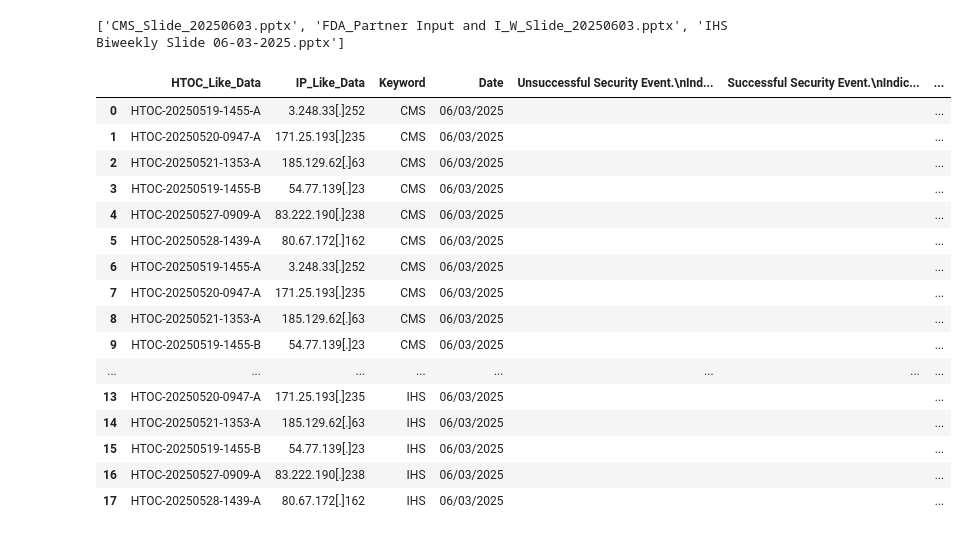
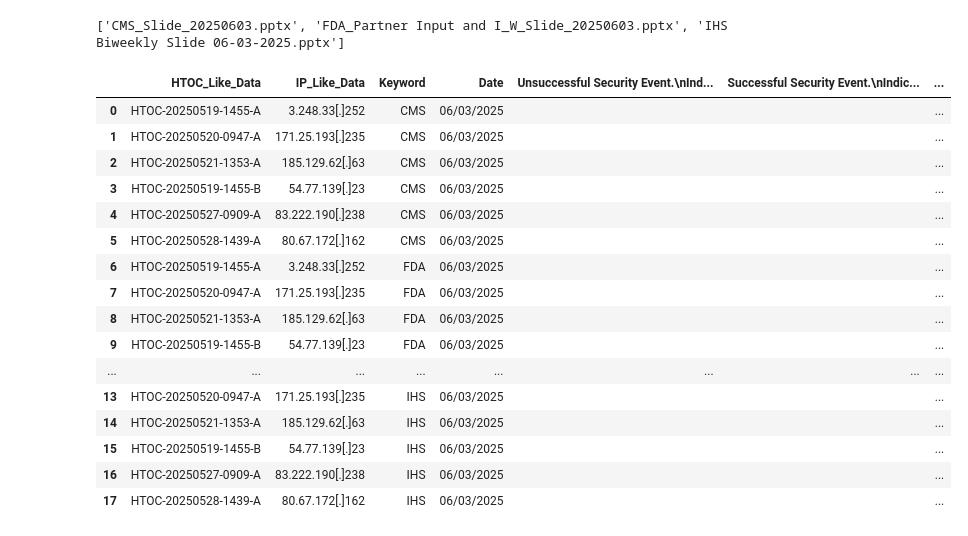
Before and after one commit to jaytlinaskew-OIS/HTOC, a Jupyter notebook: notebooks/I&W Master Listing/MasterListing.ipynb, the cells around one changed output. Drawn from its saved outputs; the diff is of its cells as text; code cells hidden in the pictures.

```diff
--- a/notebooks/I&W Master Listing/MasterListing.ipynb
+++ b/notebooks/I&W Master Listing/MasterListing.ipynb
@@ -63,13 +64,12 @@ def extract_text_and_tables_from_pptx(pptx_path):
     return slides_content, tables, ip_like_data, htoc_like_data
 
 # Example usage:
-# Extract from the 2nd slide of each pptx in filtered_pptx_files
 slides_content = []
 tables = []
 ip_like_data = []
 htoc_like_data = []
+htoc_ip_pairs = []
 
-# Define htoc_pattern before usage
 htoc_pattern = re.compile(r'HTOC-\d{8}-\d{4}-[A-Z]')
 
 # Filter out temporary/lock pptx files (those starting with '~$')
@@ -96,9 +96,25 @@ for pptx_file in filtered_pptx_files_clean:
             if shape.has_table:
                 table = shape.table
                 table_data = []
+                current_htoc = None
                 for row in table.rows:
                     row_data = [cell.text for cell in row.cells]
                     table_data.append(row_data)
+                    htoc_matches = [cell for cell in row_data if htoc_pattern.match(cell)]
+                    if htoc_matches:
+                        current_htoc = htoc_matches[0]
+                    ip_matches = [
+                        cell for cell in row_data
+                        if "[" in cell and "." in cell and "]" in cell and any(char.isdigit() for char in cell)
+                    ]
+                    if current_htoc and ip_matches:
+                        for ip in ip_matches:
+                            htoc_ip_pairs.append({
+                                'HTOC_Like_Data': current_htoc,
+                                'IP_Like_Data': ip,
+                                'Keyword': keyword_found
+                            })
+                    # For legacy logic
                     for cell_text in row_data:
                         if (
                             "[" in cell_text and
@@ -106,7 +122,6 @@ for pptx_file in filtered_pptx_files_clean:
                             "]" in cell_text and
                             any(char.isdigit() for char in cell_text)
                         ):
-                            # Store IP with keyword as tuple
                             ip_like_data.append((cell_text.strip(), keyword_found))
                         htoc_matches = htoc_pattern.findall(cell_text)
                         htoc_like_data.extend(htoc_matches)
@@ -115,44 +130,10 @@ for pptx_file in filtered_pptx_files_clean:
         tables.extend(slide_tables)
 
 # Only return unique values in the desired format
-ip_like_data = list({item for item in ip_like_data if "[" in item and "]" in item and "." in item})
+ip_like_data = list({item for item in ip_like_data if "[" in item[0] and "]" in item[0] and "." in item[0]})
 htoc_like_data = list(set(htoc_like_data))
 
-# Assign each HTOC-like value with all associated IP-like values (grouping IPs under the most recent HTOC in the table)
-htoc_ip_pairs = []
-for table in tables:
-    current_htoc = None
-    for row in table:
-        # Check for HTOC in the row
-        htoc_matches = [cell for cell in row if htoc_pattern.match(cell)]
-        if htoc_matches:
-            current_htoc = htoc_matches[0]
-        # Find IPs in the row
-        ip_matches = [
-            cell for cell in row
-            if "[" in cell and "." in cell and "]" in cell and any(char.isdigit() for char in cell)
-        ]
-        # If there's a current HTOC, pair it with all IPs in this row and include the correct keyword for this table
-        if current_htoc and ip_matches:
-            # Find the index of the current table in tables
-            table_idx = tables.index(table)
-            # Use the corresponding pptx_file to get the keyword
-            pptx_file = filtered_pptx_files[table_idx]
-            keyword_found = None
-            for keyword in keywords:
-                if keyword in pptx_file:
-                    keyword_found = keyword
-                    break
-            for ip in ip_matches:
-                htoc_ip_pairs.append({
-                    'HTOC_Like_Data': current_htoc,
-                    'IP_Like_Data': ip,
-                    'Keyword': keyword_found
-                })
-
 # Extract the date from each pptx_file's folder and add as a new column in the format MM/DD/YYYY
-
-# Get the date string from pptx_dir (last 8 chars)
 folder_date_str = os.path.basename(pptx_dir)
 folder_date = datetime.strptime(folder_date_str, "%Y%m%d")
 date_str = folder_date.strftime("%m/%d/%Y")
@@ -165,15 +146,6 @@ disposition_headers = [
     'Indicator Not Observed in Environment',
     'Indicator Blocked by Security Controls',
     'Not Listed/\x0bComment'
-]
-
-indicator_short_description = [
-    'Unsuccessful Security Event',
-    'Successful Security Event',
-    'Indicator Observed',
-    'Indicator Not Observed',
-    'Indicator Previously Added to Security Controls',
-    'Unknown'
 ]
 
 # Prepare a mapping from disposition header to column index for each table
@@ -200,9 +172,9 @@ for idx, row in htoc_ip_df.iterrows():
     htoc = row['HTOC_Like_Data']
     ip = row['IP_Like_Data']
     keyword = row['Keyword']
-    # Find the table for this keyword (tables are in the same order as filtered_pptx_files)
+    # Find the table for this keyword (tables are in the same order as filtered_pptx_files_clean)
     try:
-        table_idx = filtered_pptx_files.index([f for f in filtered_pptx_files if keyword in f][0])
+        table_idx = filtered_pptx_files_clean.index([f for f in filtered_pptx_files_clean if keyword in f][0])
         table = tables[table_idx]
         indices = disposition_col_indices[table_idx]
         # Find the row in the table matching this HTOC and IP
@@ -220,50 +192,43 @@ for idx, row in htoc_ip_df.iterrows():
         disp_dict = {}
         for disp, col_idx in indices.items():
             if found_row and col_idx is not None and col_idx < len(found_row):
                 disp_dict[disp] = found_row[col_idx]
             else:
                 disp_dict[disp] = ''
         disposition_values.append(disp_dict)
     except Exception:
         # If not found, fill with empty values
         disposition_values.append({disp: '' for disp in disposition_headers})
 
 # Add each disposition as a column
 for disp in disposition_headers:
     htoc_ip_df[disp] = [d[disp] for d in disposition_values]
 
+# Ensure all disposition columns are strings before replacement
+for disp in disposition_headers:
+    htoc_ip_df[disp] = htoc_ip_df[disp].apply(lambda v: v if isinstance(v, str) else (v[0] if isinstance(v, (list, tuple)) and v else ''))
+
 # Replace 'X' or 'x' in disposition columns with their corresponding index (1-5), leave empty otherwise
 for disp_idx, disp in enumerate(disposition_headers, start=1):
     htoc_ip_df[disp] = [
-        str(disp_idx) if val.strip().lower() == 'x' else (val if val.strip() and val != 'X' and val != 'x' else '')
+        str(disp_idx) if isinstance(val, str) and val.strip().lower() == 'x'
+        else (val if isinstance(val, str) and val.strip() and val.strip().lower() != 'x' else '')
         for val in htoc_ip_df[disp]
     ]
 
-#create column called Indicator Short Description where we associate the indicator_short_description to its corresponding disposition_headers
-disp_to_short_desc = dict(zip(disposition_headers, indicator_short_description))
-
-def get_short_desc(row):
-    for disp, short_desc in disp_to_short_desc.items():
-        # If the disposition column has a value (not empty), return its short description
-        if disp in row and str(row[disp]).strip():
-            return short_desc
-    return 'Unknown'
-
-htoc_ip_df['Indicator Short Description'] = htoc_ip_df.apply(get_short_desc, axis=1)
-
 display(htoc_ip_df)
 # %% [output]
 |  | HTOC_Like_Data | IP_Like_Data | Keyword | Date | Unsuccessful Security Event.\nInd... | Successful Security Event.\nIndic... | ... |
 | 0 | HTOC-20250519-1455-A | 3.248.33[.]252 | CMS | 06/03/2025 |  |  | ... |
 | 1 | HTOC-20250520-0947-A | 171.25.193[.]235 | CMS | 06/03/2025 |  |  | ... |
 | 2 | HTOC-20250521-1353-A | 185.129.62[.]63 | CMS | 06/03/2025 |  |  | ... |
 | 3 | HTOC-20250519-1455-B | 54.77.139[.]23 | CMS | 06/03/2025 |  |  | ... |
 | 4 | HTOC-20250527-0909-A | 83.222.190[.]238 | CMS | 06/03/2025 |  |  | ... |
 | 5 | HTOC-20250528-1439-A | 80.67.172[.]162 | CMS | 06/03/2025 |  |  | ... |
-| 6 | HTOC-20250519-1455-A | 3.248.33[.]252 | CMS | 06/03/2025 |  |  | ... |
-| 7 | HTOC-20250520-0947-A | 171.25.193[.]235 | CMS | 06/03/2025 |  |  | ... |
-| 8 | HTOC-20250521-1353-A | 185.129.62[.]63 | CMS | 06/03/2025 |  |  | ... |
-| 9 | HTOC-20250519-1455-B | 54.77.139[.]23 | CMS | 06/03/2025 |  |  | ... |
+| 6 | HTOC-20250519-1455-A | 3.248.33[.]252 | FDA | 06/03/2025 |  |  | ... |
+| 7 | HTOC-20250520-0947-A | 171.25.193[.]235 | FDA | 06/03/2025 |  |  | ... |
+| 8 | HTOC-20250521-1353-A | 185.129.62[.]63 | FDA | 06/03/2025 |  |  | ... |
+| 9 | HTOC-20250519-1455-B | 54.77.139[.]23 | FDA | 06/03/2025 |  |  | ... |
 | ... | ... | ... | ... | ... | ... | ... | ... |
 | 13 | HTOC-20250520-0947-A | 171.25.193[.]235 | IHS | 06/03/2025 |  |  | ... |
 | 14 | HTOC-20250521-1353-A | 185.129.62[.]63 | IHS | 06/03/2025 |  |  | ... |
```
Also changed, not shown: parts of 2 cells of this notebook.
